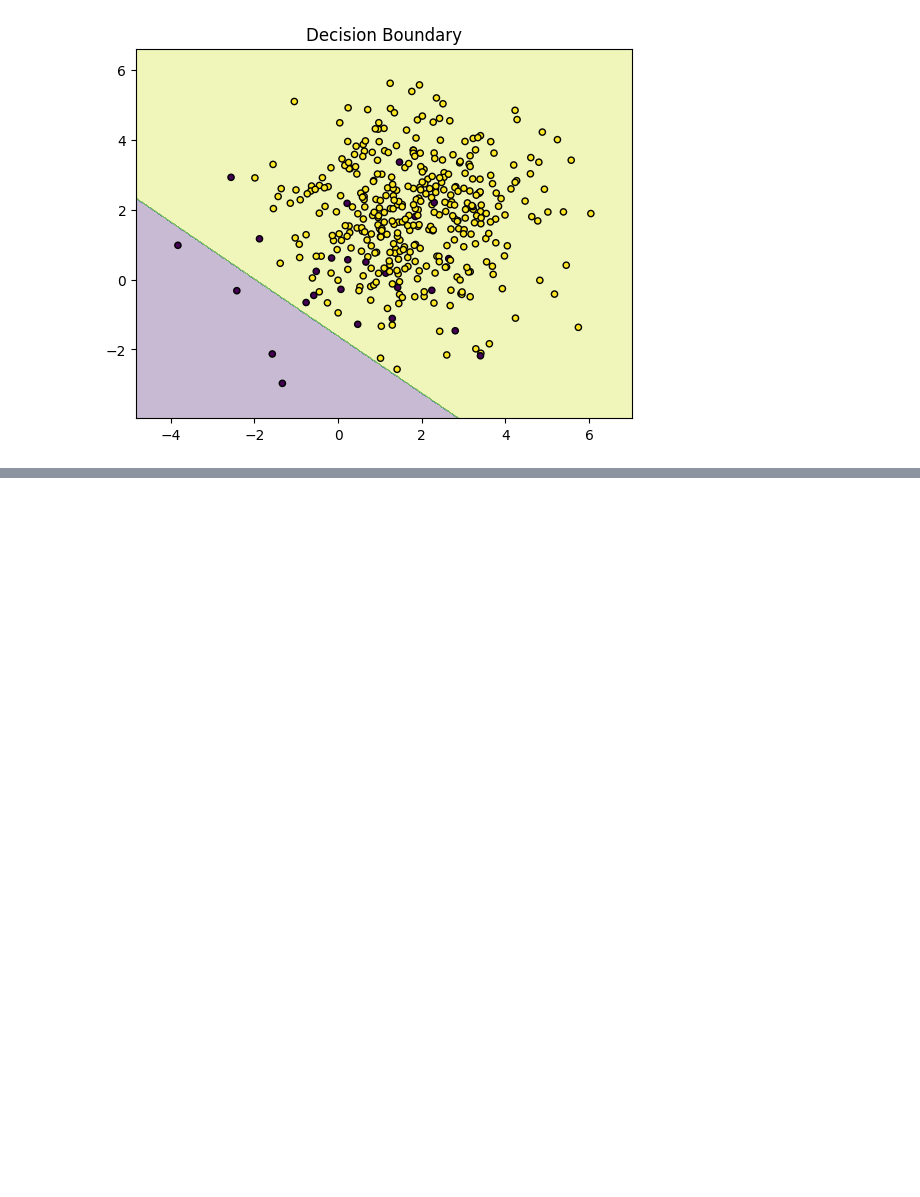
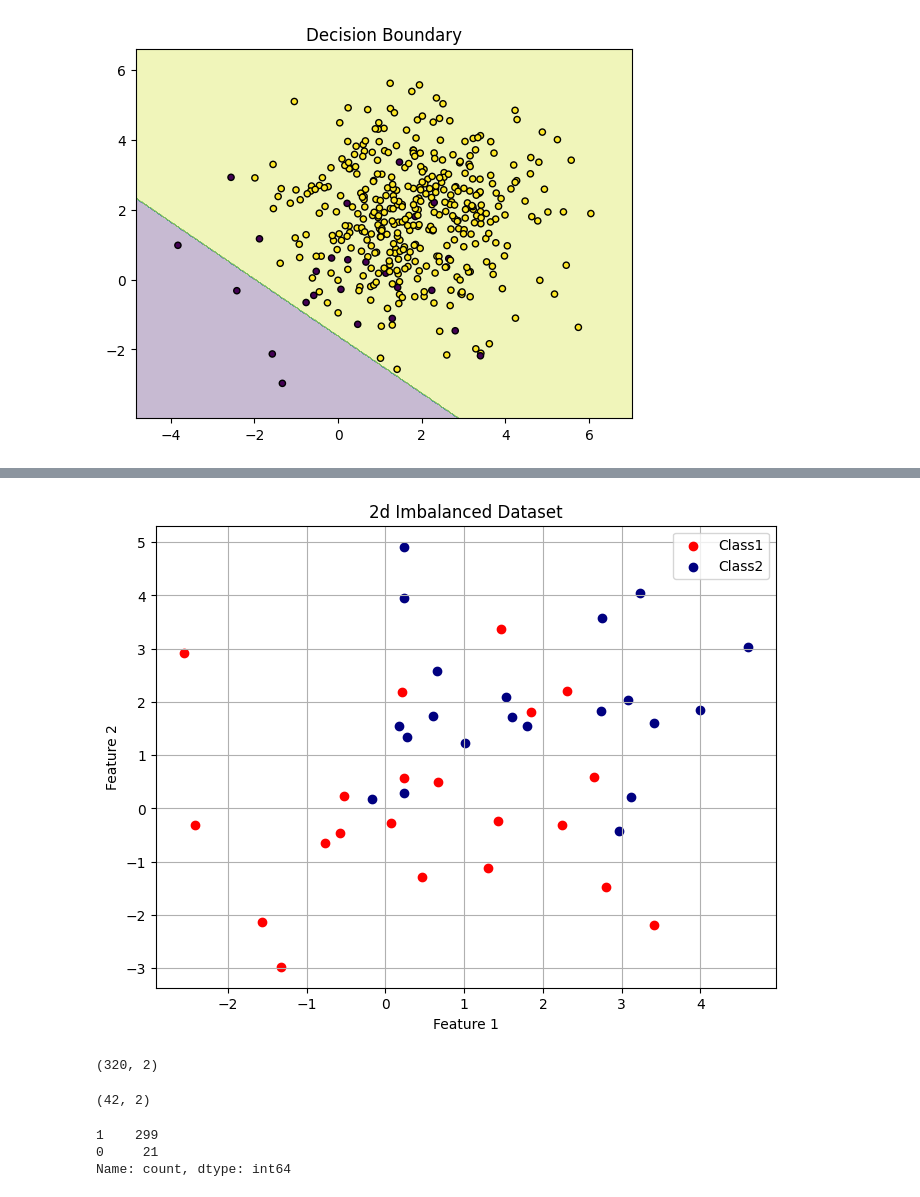
Before and after one commit to rudratailor1836/Machine-Learning, a Jupyter notebook: Imbalanced-Data/imbalanced-data.ipynb, the cells around one changed output, grey strips where cells are left out. Saved outputs shown, nothing was run; the diff lists cells and outputs as text; code cells hidden in the pictures; blank space fills up the shorter version.

```diff
--- a/Imbalanced-Data/imbalanced-data.ipynb
+++ b/Imbalanced-Data/imbalanced-data.ipynb
@@ -91,0 +96,3 @@ plot_decision_boundaries(X,y,clf1)
+# %%
+rus = RandomUnderSampler(random_state=42)
+X_resampled, y_resampled = rus.fit_resample(X_train, y_train)
@@ -91,0 +111,28 @@ plot_decision_boundaries(X,y,clf1)
+# %%
+plt.figure(figsize=(8,6))
+plt.scatter(X_resampled[y_resampled==0][:, 0],X_resampled[y_resampled==0][:, 1], color='red', label='Class1')
+plt.scatter(X_resampled[y_resampled==1][:, 0],X_resampled[y_resampled==1][:, 1], color='navy', label='Class2')
+plt.title('2d Imbalanced Dataset')
+plt.xlabel('Feature 1')
+plt.ylabel('Feature 2')
+plt.legend()
+plt.grid(True)
+plt.show()
+# %% [output]
+[figure, added]
+# %%
+X_train.shape
+# %% [output]
+(320, 2)
+# %%
+X_resampled.shape
+# %% [output]
+(42, 2)
+# %%
+import pandas as pd
+
+pd.Series(y_train).value_counts()
+# %% [output]
+1    299
+0     21
+Name: count, dtype: int64
```
Also changed, not shown: parts of 14 cells of this notebook.
